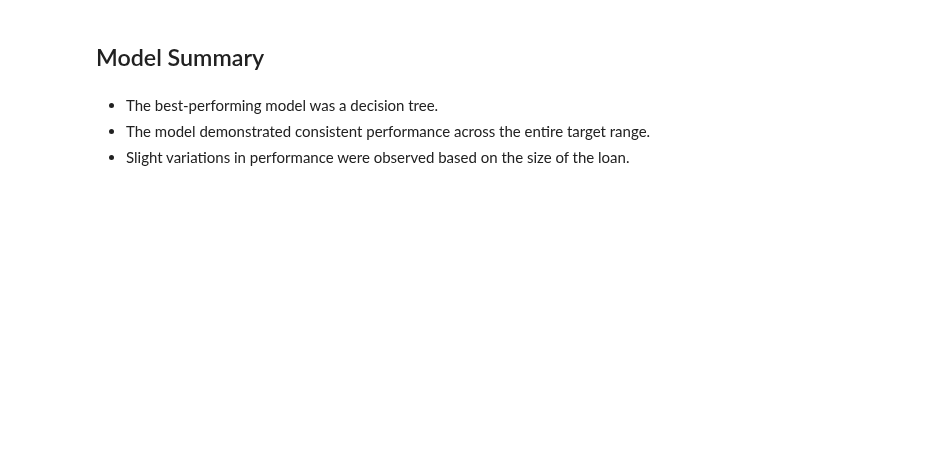
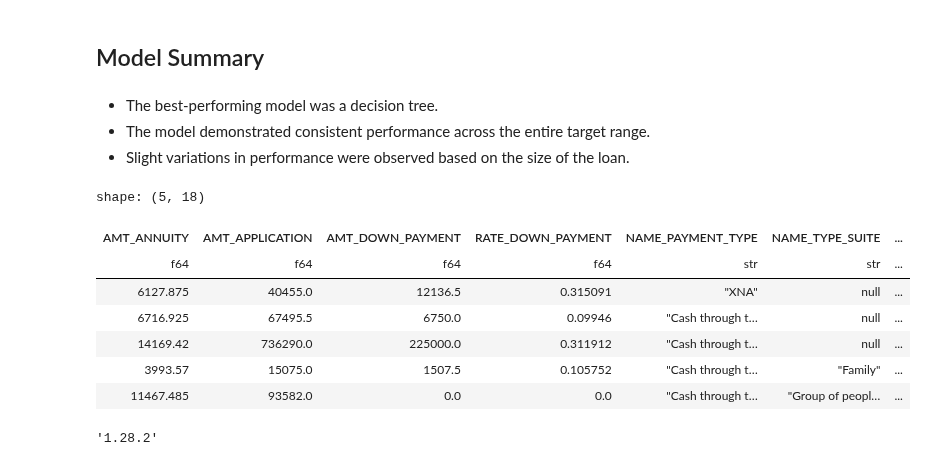
Before and after one commit to gediminas-skvarnavicius/home-credit-group-ml, a Jupyter notebook: model_3_consumer_loan_fee.ipynb, the cells around one changed output. Saved outputs shown, nothing was run; the diff lists cells and outputs as text; code cells hidden in the pictures; blank space fills up the shorter version.

```diff
--- a/model_3_consumer_loan_fee.ipynb
+++ b/model_3_consumer_loan_fee.ipynb
@@ -191,7 +195,7 @@ In the hyperparameter tuning phase for linear models, only the regularization pa
 models.tune_all(X_train,y_train,metric="rmse",n=30,stratify=False)
 joblib.dump(models,"temp/model_3_tuned_model.joblib")
 # %%
-model = joblib.load("temp/model_2_tuned_model.joblib")
+models = joblib.load("temp/model_3_tuned_model.joblib")
 # %% [markdown]
 The hyperparameter tuning process utilized the Ray-Tune library and the Optuna algorithm. Sets of parameters were evaluated through a 5-fold cross-validation, with the metric of choice being root mean squared error (RMSE). This rigorous evaluation method ensures that the selected parameters enhance the model's predictive performance on the given dataset.
 # %% [markdown]
@@ -425,3 +463,19 @@ Shap value analysis unveiled the most valuable features for the model, highlight
 * The best-performing model was a decision tree.
 * The model demonstrated consistent performance across the entire target range.
 * Slight variations in performance were observed based on the size of the loan.
+# %%
+X_train.head()
+# %% [output]
+shape: (5, 18)
+| AMT_ANNUITY | AMT_APPLICATION | AMT_DOWN_PAYMENT | RATE_DOWN_PAYMENT | NAME_PAYMENT_TYPE | NAME_TYPE_SUITE | ... |
+| f64 | f64 | f64 | f64 | str | str | ... |
+| 6127.875 | 40455.0 | 12136.5 | 0.315091 | "XNA" | null | ... |
+| 6716.925 | 67495.5 | 6750.0 | 0.09946 | "Cash through t… | null | ... |
+| 14169.42 | 736290.0 | 225000.0 | 0.311912 | "Cash through t… | null | ... |
+| 3993.57 | 15075.0 | 1507.5 | 0.105752 | "Cash through t… | "Family" | ... |
+| 11467.485 | 93582.0 | 0.0 | 0.0 | "Cash through t… | "Group of peopl… | ... |
+# %%
+import streamlit
+streamlit.__version__
+# %% [output]
+'1.28.2'
```
Also changed, not shown: parts of 12 cells of this notebook, 17 other files.
